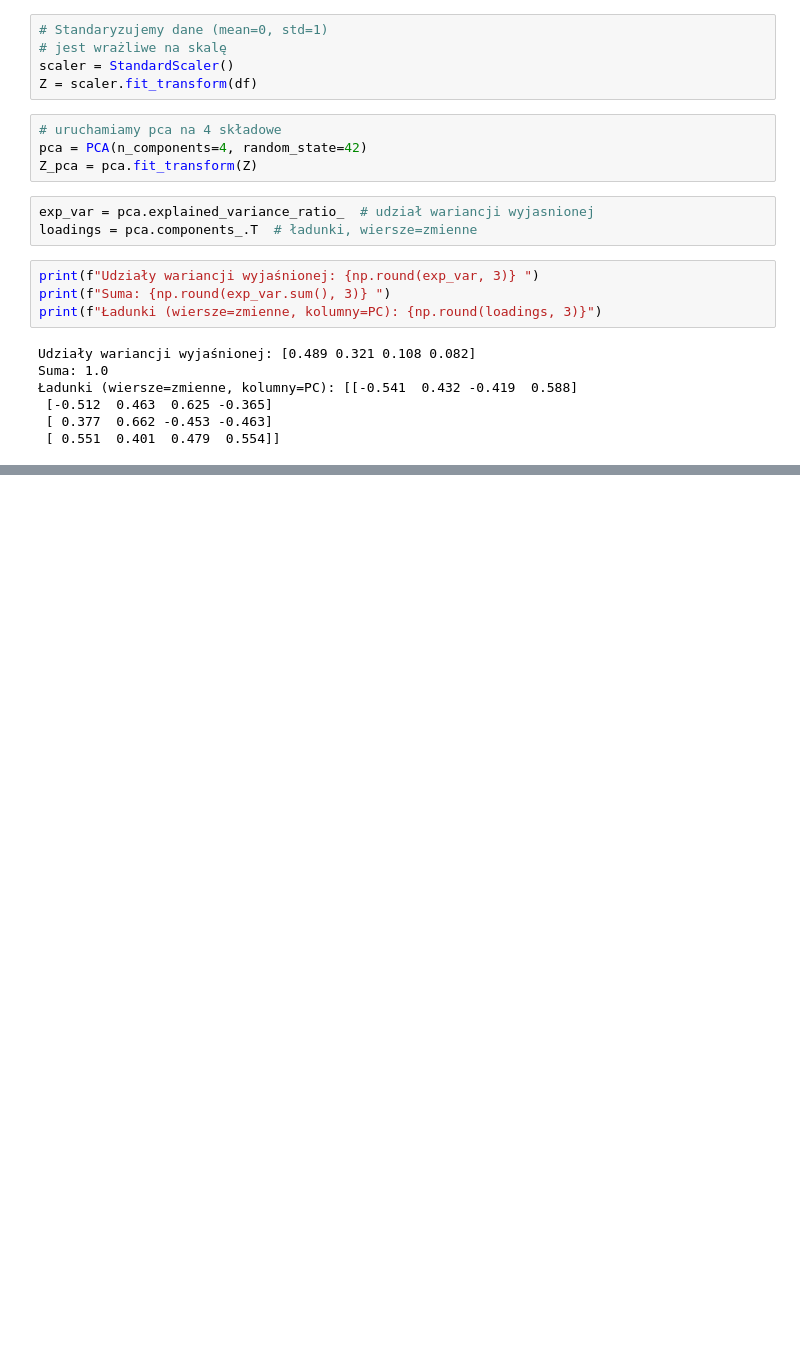
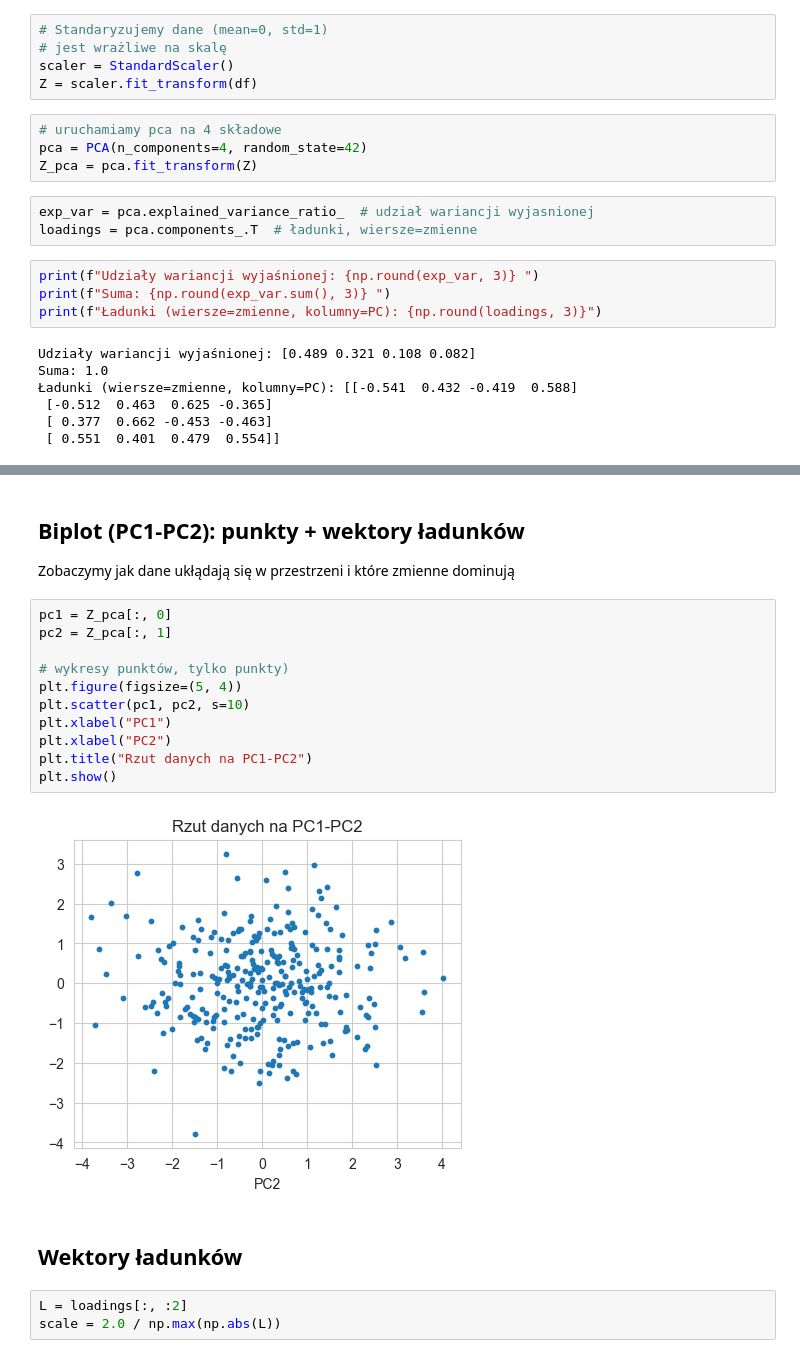
Before and after one commit to rajkonkret/PythonProjectAnaliza-20-10-2025, a Jupyter notebook: cwiczenia11.ipynb, the cells around one changed output, grey strips where cells are left out. Drawn from its saved outputs; the diff is of its cells as text; blank space fills up the shorter version.

```diff
--- a/cwiczenia11.ipynb
+++ b/cwiczenia11.ipynb
@@ -118,0 +141,21 @@ Suma: 1.0
+# %% [markdown]
+## Biplot (PC1-PC2): punkty + wektory ładunków
+Zobaczymy jak dane ukłądają się w przestrzeni  i które zmienne dominują
+# %%
+pc1 = Z_pca[:, 0]
+pc2 = Z_pca[:, 1]
+
+# wykresy punktów, tylko punkty)
+plt.figure(figsize=(5, 4))
+plt.scatter(pc1, pc2, s=10)
+plt.xlabel("PC1")
+plt.xlabel("PC2")
+plt.title("Rzut danych na PC1-PC2")
+plt.show()
+# %% [output]
+[figure, added]
+# %% [markdown]
+## Wektory ładunków
+# %%
+L = loadings[:, :2]
+scale = 2.0 / np.max(np.abs(L))
```
Also changed, not shown: parts of 3 cells of this notebook.
